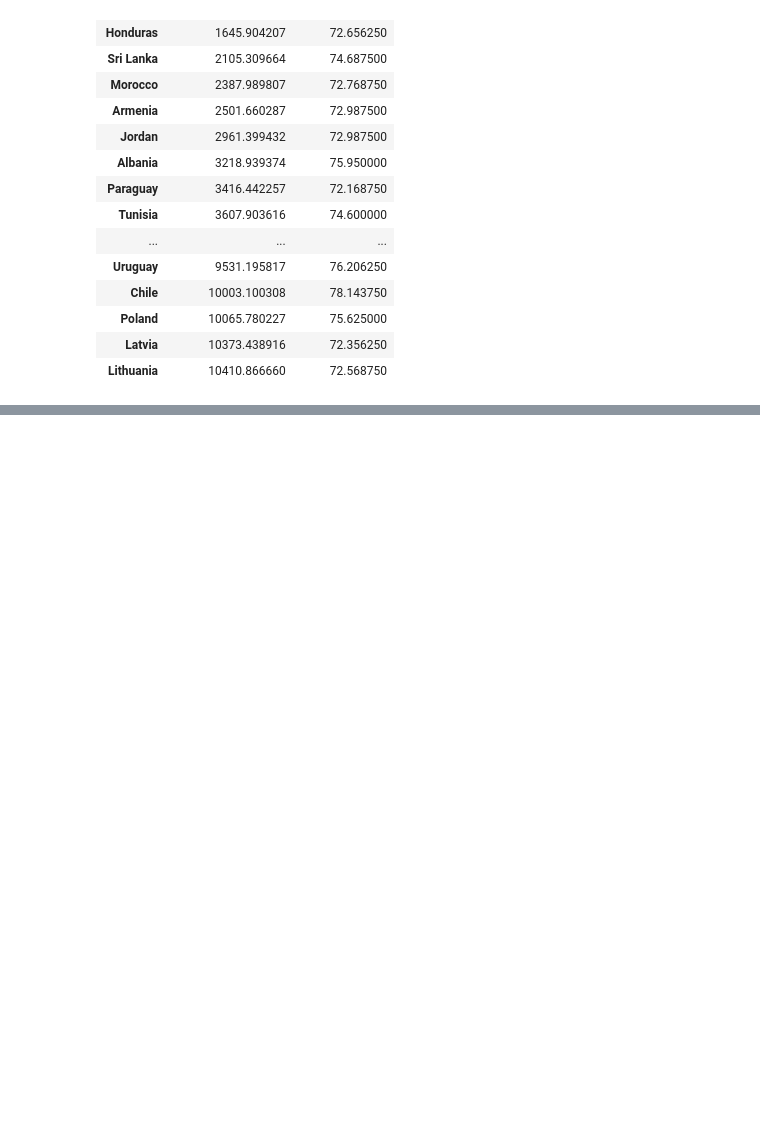
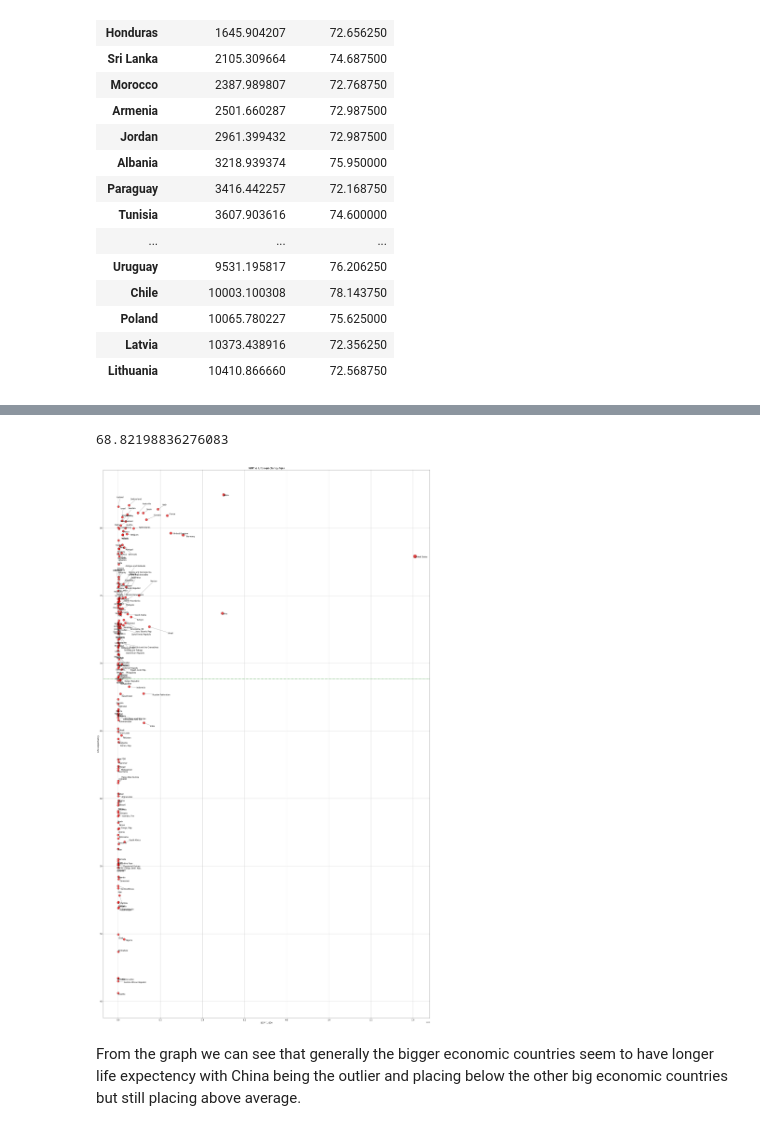
Before and after one commit to MeganeUme/inlam_pandas, a Jupyter notebook: inlam_pandas.ipynb, the cells around one changed output, grey strips where cells are left out. Drawn from its saved outputs; the diff is of its cells as text; code cells hidden in the pictures; blank space fills up the shorter version.

Commit message:
Add graph
Added graphs for GDP and life expectancy comparison

```diff
--- a/inlam_pandas.ipynb
+++ b/inlam_pandas.ipynb
@@ -12,6 +12,6 @@ Method to compare:
 # %%
 import pandas as pd
 
-df_gdp_percapita = pd.read_csv("world_country_gdp_usd.csv")
+df_gdp_data = pd.read_csv("world_country_gdp_usd.csv")
 
 #df_gdp_percapita
@@ -20,7 +28,8 @@ df_life_expectancy = pd.read_csv("Life-Expectancy-Data-Updated.csv")
 
 #df_life_expectancy
 # %%
-df_gdp_percapita = df_gdp_percapita.rename(columns={"Country Name": "Country", "year": "Year"})
+#Rename the columns to be in line with the other dataset
+df_gdp_data = df_gdp_data.rename(columns={"Country Name": "Country", "year": "Year"})
 
 #df_gdp_percapita
 # %% [markdown]
@@ -31,7 +40,8 @@ So since the data i still have is still ranging from the years 2000-2015 i think
 I removed all of the rows that contained NaN values for the Columns that we are interested in particular for the comparision,
 which were GDP per capita and Life expectancy.
 # %%
-df_merged = pd.merge(df_gdp_percapita, df_life_expectancy, on=["Country", "Year"], how="left")
+df_merged = pd.merge(df_gdp_data, df_life_expectancy, on=["Country", "Year"], how="left")
+# Only interested in GDP per capita and life expectancy for the first comparison so only cleaning the relevant columns
 df_cleaned = df_merged.dropna(subset=["GDP_per_capita_USD", "Life_expectancy"])
 
 #df_cleaned = df_cleaned[["Country", "Year", "GDP_per_capita_USD", "Life_expectancy"]]
@@ -144,0 +153,9 @@ The average GDP per capita: 10894.39150178776
+# %%
+#Does all big economy (GDP) longer life expectancy
+df_gdp_country = df_merged.dropna(subset=["GDP_USD", "Life_expectancy"])
+
+pd.set_option('display.max_rows', False)
+
+df_gdp_country = df_gdp_country.groupby(["Country"])[["GDP_USD", "Life_expectancy"]].mean()
+df_sorted_by_gdp = df_gdp_country.sort_values(by="GDP_USD", ascending=False).head(20)
+df_sorted_by_gdp
@@ -144,0 +182,41 @@ The average GDP per capita: 10894.39150178776
+# %%
+# Scale the dot size based on GDP
+min_dot_size = 200
+max_dot_size = 500
+dot_size = min_dot_size + (max_dot_size - min_dot_size) * (df_gdp_country['GDP_USD'] / df_gdp_country['GDP_USD'].max())
+
+average_life_expectancy = df_gdp_country["Life_expectancy"].mean()
+print(average_life_expectancy)
+
+# Plotting
+plt.figure(figsize=(30, 50))  # Adjusted figure size
+
+scatter = plt.scatter(df_gdp_country['GDP_USD'], df_gdp_country['Life_expectancy'], s=dot_size, c='red', edgecolors="black", alpha=0.7)
+
+texts = []
+for i, country in enumerate(df_gdp_country.index):
+    # Adjust label position
+    texts.append(plt.text(df_gdp_country['GDP_USD'][i] + 500, df_gdp_country['Life_expectancy'][i], country,
+                          fontsize=12, ha='left', va='center'))  # Adjusted label position
+
+# Adjust label positions to avoid overlap
+adjust_text(texts, arrowprops=dict(arrowstyle="-", color='k', lw=0.5))
+
+plt.title('GDP vs Life expectancy(Age)', fontsize=16)
+plt.xlabel('GDP (USD)', fontsize=14)
+plt.ylabel('Life expectancy', fontsize=14)
+plt.xticks(fontsize=12)
+plt.yticks(fontsize=12)
+
+plt.axhline(average_life_expectancy, color="green", linestyle="--")
+
+plt.grid(True)
+
+plt.tight_layout()
+plt.show()
+# %% [output]
+68.82198836276083
+[figure, added]
+# %% [markdown]
+From the graph we can see that generally the bigger economic countries seem to have longer life expectency with China being the outlier and placing below the other big economic countries but still
+placing above average.
```
Also changed, not shown: parts of 3 cells of this notebook.
